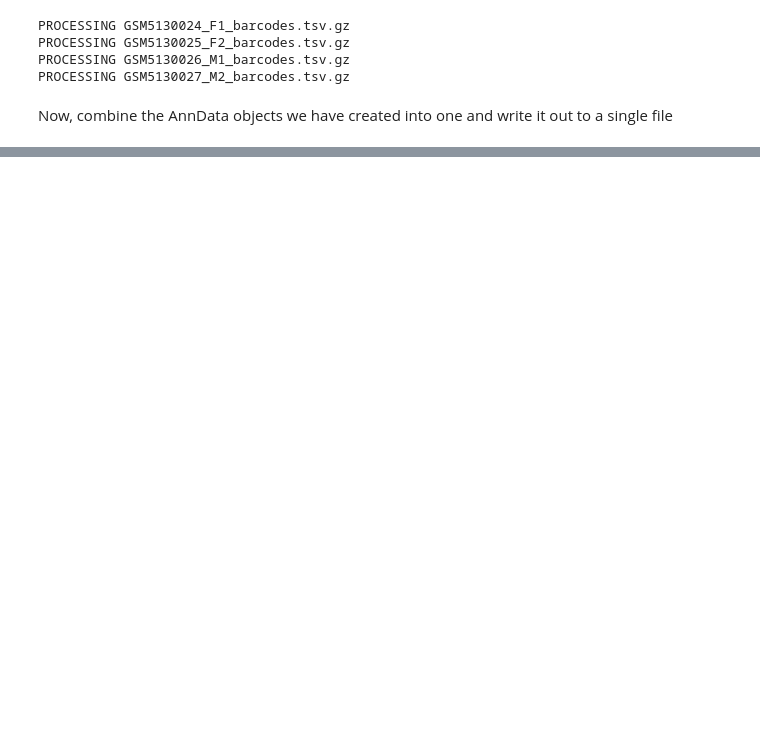
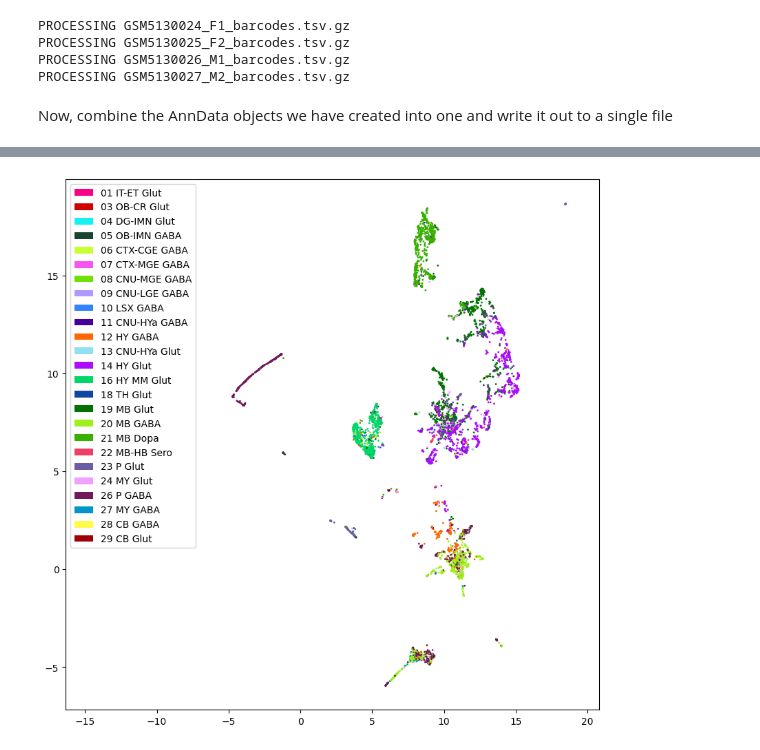
Before and after one commit to AllenInstitute/cell_type_mapper, a Jupyter notebook: examples/cross_species_mapping.ipynb, the cells around one changed output, grey strips where cells are left out. Cells and saved outputs as stored; diff of their text form; code cells hidden in the pictures; blank space fills up the shorter version.

```diff
--- a/examples/cross_species_mapping.ipynb
+++ b/examples/cross_species_mapping.ipynb
@@ -429,0 +712,8 @@ plot_embedding(
+# %%
+plot_embedding(
+    cell_assignments=neuron_classes,
+    embedding_coords=neuron_embedding,
+    color_lookup=color_lookup['CCN20230722_CLAS'],
+    legend=True)
+# %% [output]
+[figure, added]
```
Also changed, not shown: parts of 57 cells of this notebook.
